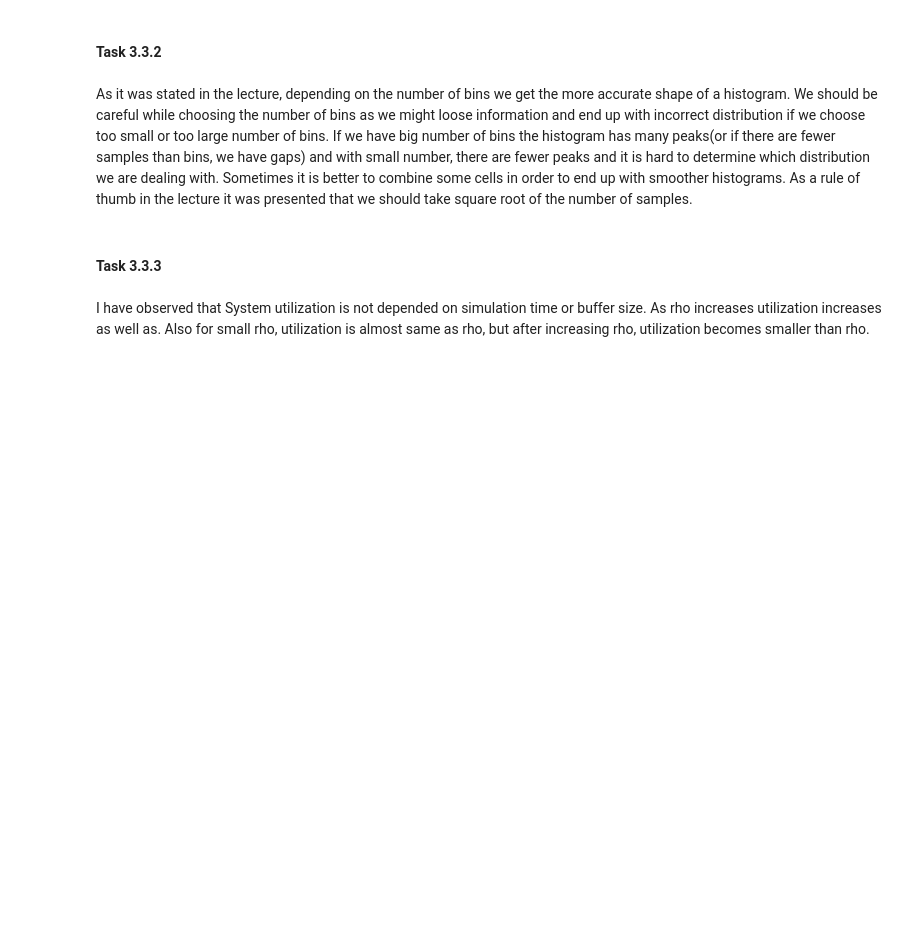
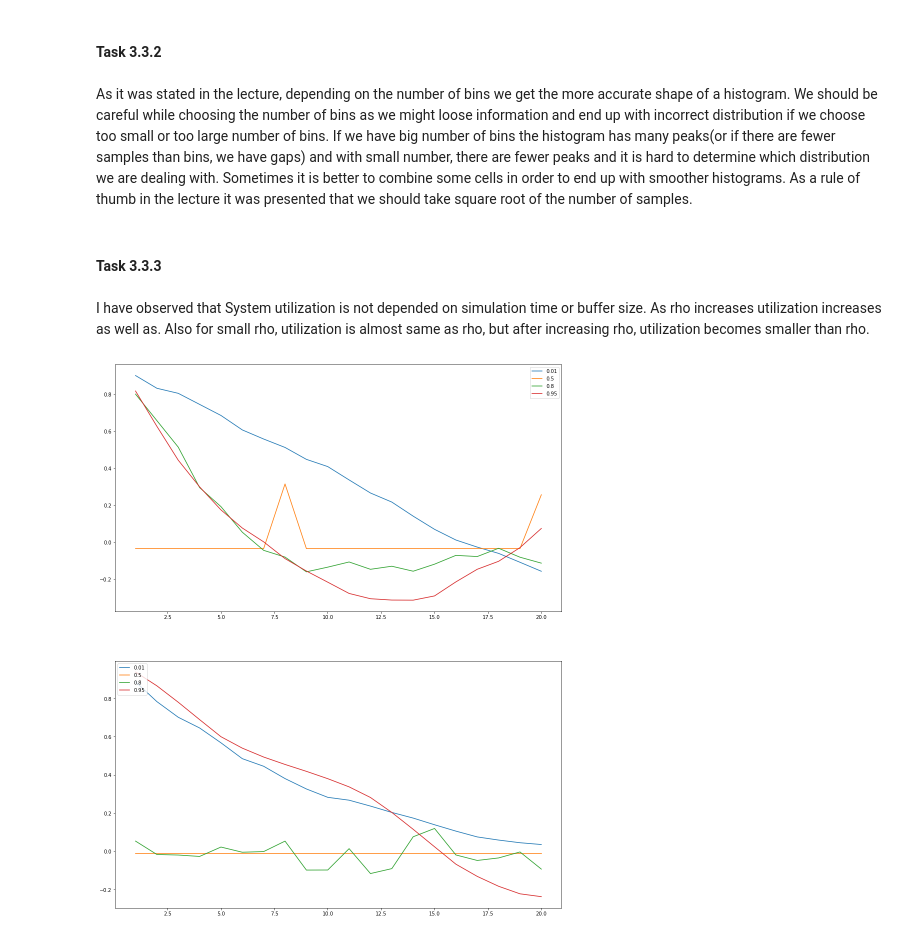
Before and after one commit to Karalioki/meore, a Jupyter notebook: DES_part3_#3724139.ipynb, the cells around one changed output. Cells and saved outputs as stored; diff of their text form; code cells hidden in the pictures; blank space fills up the shorter version.

```diff
--- a/DES_part3_#3724139.ipynb
+++ b/DES_part3_#3724139.ipynb
@@ -40,0 +33,4 @@ I have observed that System utilization is not depended on simulation time or bu
+# %%
+part4_simstudy.task_4_3_3()
+# %% [output]
+[figure, added]
```
Also changed, not shown: parts of 5 cells of this notebook, 2 other files.
